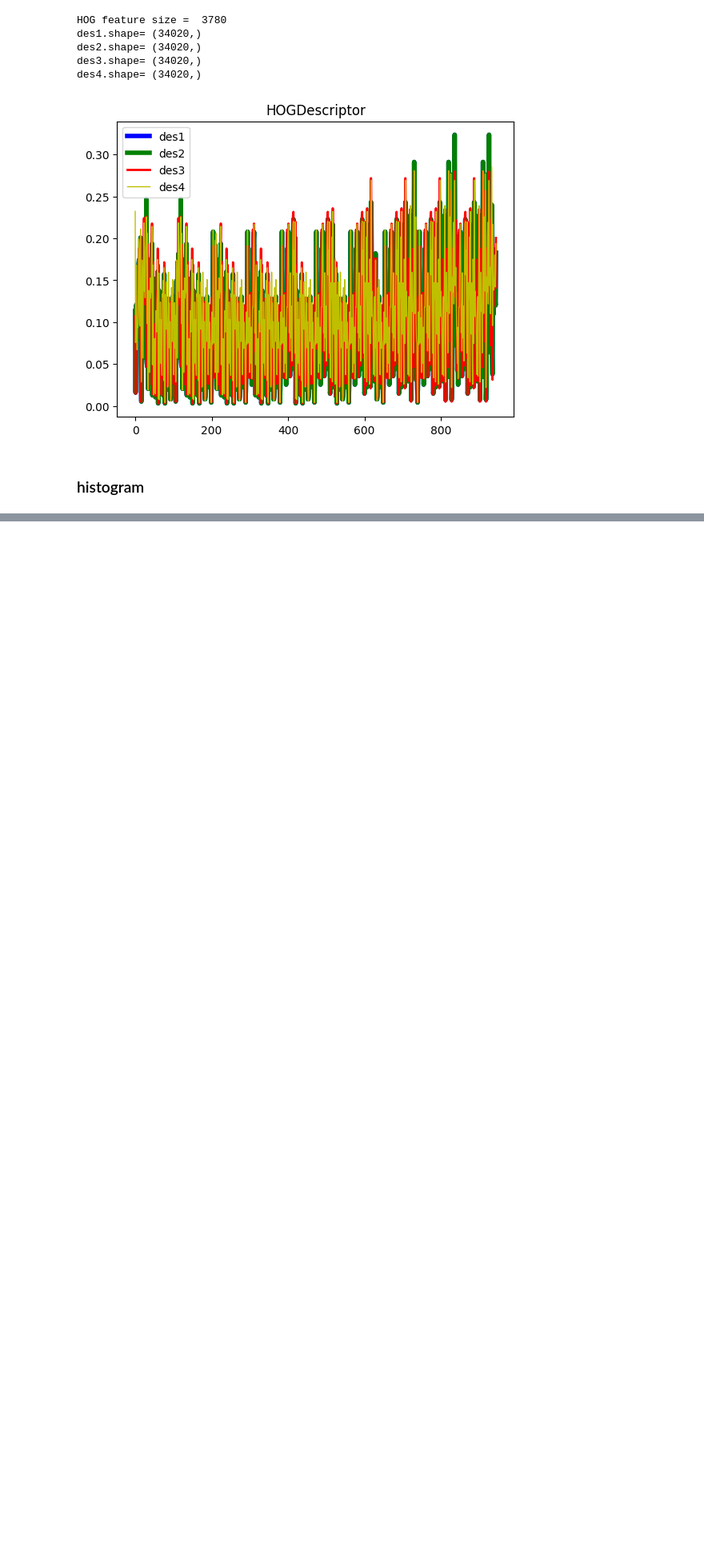
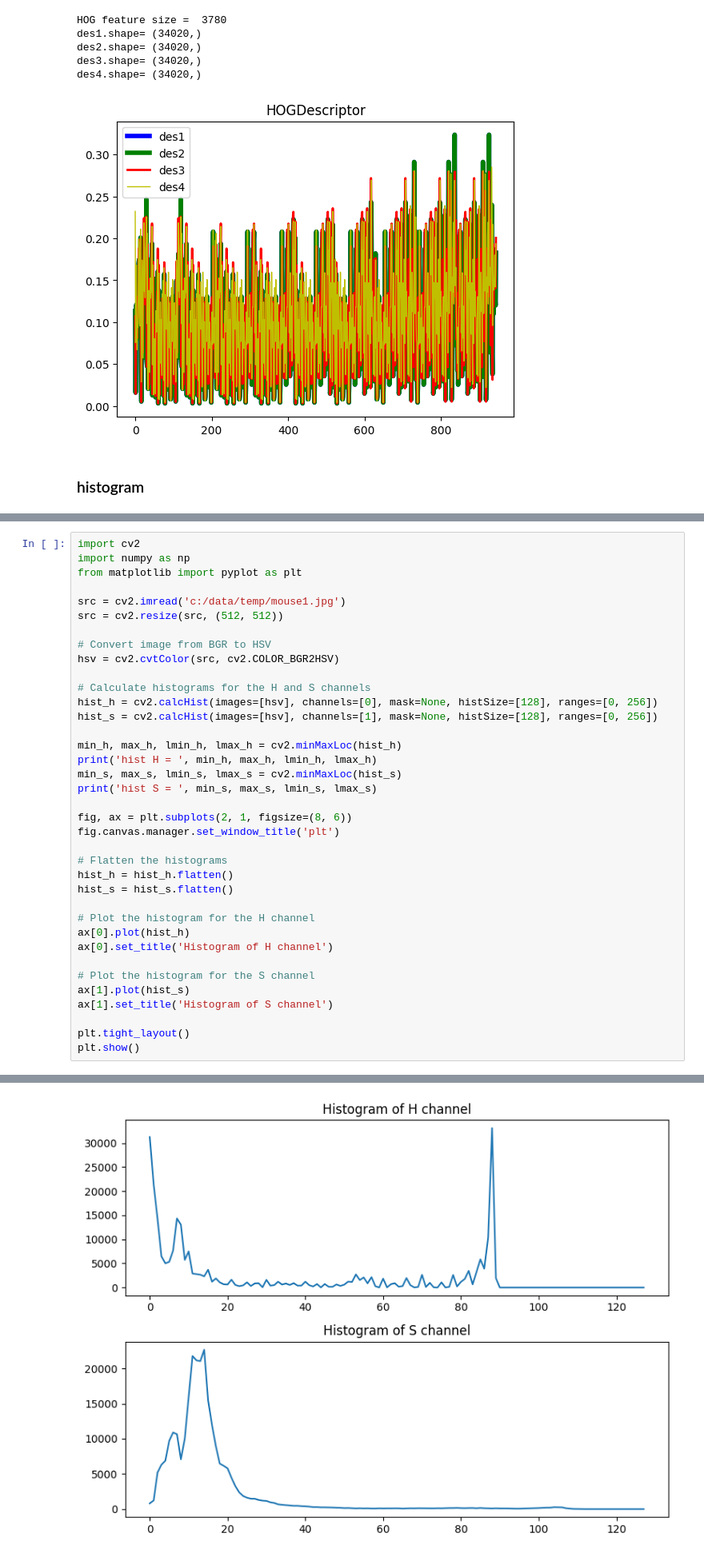
Before and after one commit to sedoll/knu_opencv, a Jupyter notebook: 기말과제/특징_디스크립터.ipynb, the cells around one changed output, grey strips where cells are left out. Shown: that part at 80% size. Cells and saved outputs as stored; diff of their text form; blank space fills up the shorter version.

```diff
--- a/기말과제/특징_디스크립터.ipynb
+++ b/기말과제/특징_디스크립터.ipynb
@@ -418,0 +361,38 @@ hist 256 =  0.0 5787.0 (0, 0) (0, 101)
+# %%
+import cv2
+import numpy as np
+from matplotlib import pyplot as plt
+
+src = cv2.imread('c:/data/temp/mouse1.jpg')
+src = cv2.resize(src, (512, 512))
+
+# Convert image from BGR to HSV
+hsv = cv2.cvtColor(src, cv2.COLOR_BGR2HSV)
+
+# Calculate histograms for the H and S channels
+hist_h = cv2.calcHist(images=[hsv], channels=[0], mask=None, histSize=[128], ranges=[0, 256])
+hist_s = cv2.calcHist(images=[hsv], channels=[1], mask=None, histSize=[128], ranges=[0, 256])
+
+min_h, max_h, lmin_h, lmax_h = cv2.minMaxLoc(hist_h)
+print('hist H = ', min_h, max_h, lmin_h, lmax_h)
+min_s, max_s, lmin_s, lmax_s = cv2.minMaxLoc(hist_s)
+print('hist S = ', min_s, max_s, lmin_s, lmax_s)
+
+fig, ax = plt.subplots(2, 1, figsize=(8, 6))
+fig.canvas.manager.set_window_title('plt')
+
+# Flatten the histograms
+hist_h = hist_h.flatten()
+hist_s = hist_s.flatten()
+
+# Plot the histogram for the H channel
+ax[0].plot(hist_h)
+ax[0].set_title('Histogram of H channel')
+
+# Plot the histogram for the S channel
+ax[1].plot(hist_s)
+ax[1].set_title('Histogram of S channel')
+
+plt.tight_layout()
+plt.show()
+# %% [output]
@@ -418,0 +401 @@ hist 256 =  0.0 5787.0 (0, 0) (0, 101)
+[figure, added]
```
Also changed, not shown: parts of 2 cells of this notebook, 5 other files.
